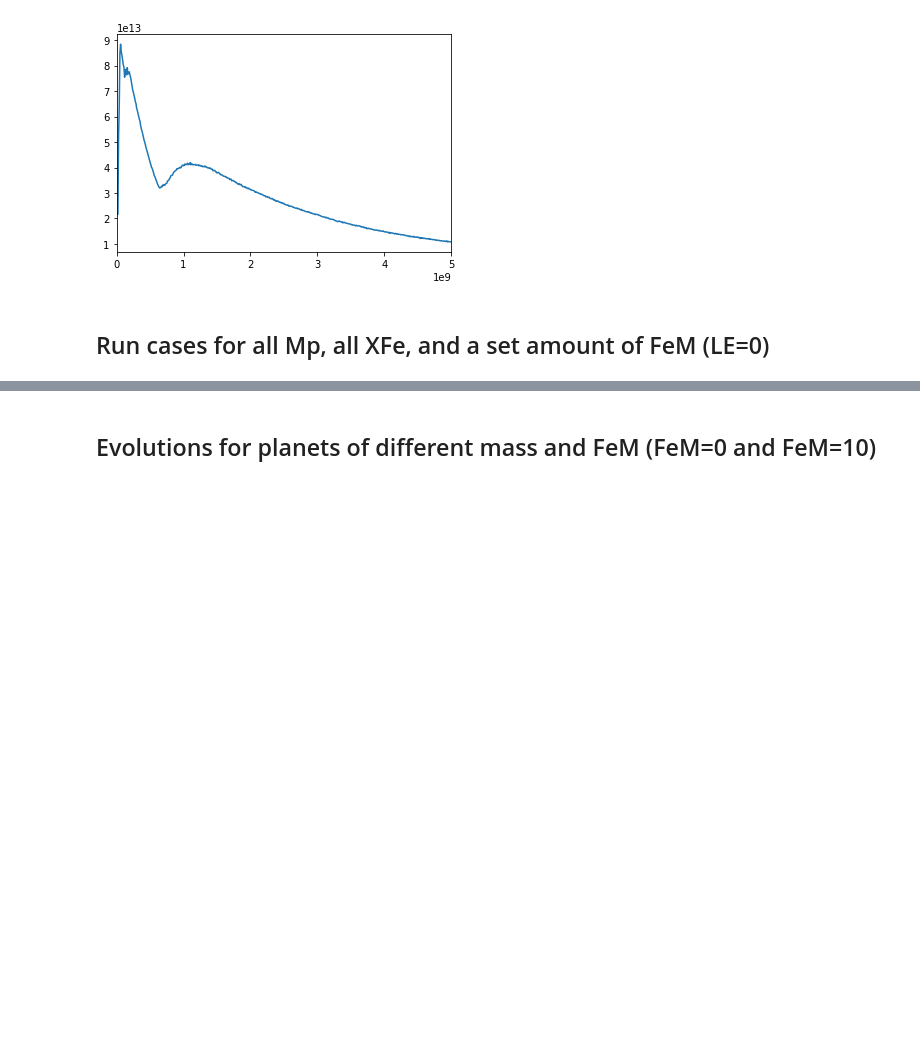
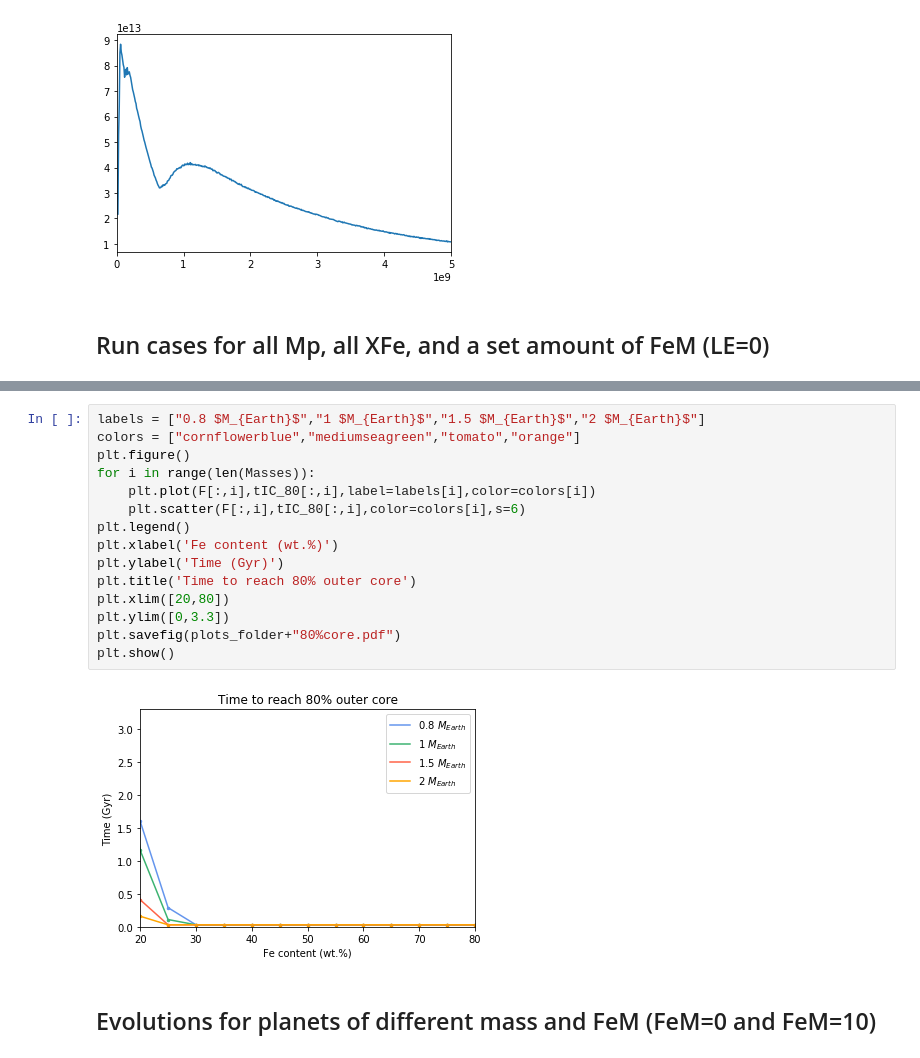
Before and after one commit to irenebonati/exo-cores, a Jupyter notebook: Planets_Evolution.ipynb, the cells around one changed output, grey strips where cells are left out. Drawn from its saved outputs; the diff is of its cells as text; blank space fills up the shorter version.

```diff
--- a/Planets_Evolution.ipynb
+++ b/Planets_Evolution.ipynb
@@ -266,3 +331,20 @@ NameError: name 'M' is not defined
+# %%
+labels = ["0.8 $M_{Earth}$","1 $M_{Earth}$","1.5 $M_{Earth}$","2 $M_{Earth}$"]
+colors = ["cornflowerblue","mediumseagreen","tomato","orange"]
+plt.figure()
+for i in range(len(Masses)):
+    plt.plot(F[:,i],tIC_80[:,i],label=labels[i],color=colors[i])
+    plt.scatter(F[:,i],tIC_80[:,i],color=colors[i],s=6)
+plt.legend()
+plt.xlabel('Fe content (wt.%)')
+plt.ylabel('Time (Gyr)')
+plt.title('Time to reach 80% outer core')
+plt.xlim([20,80])
+plt.ylim([0,3.3])
+plt.savefig(plots_folder+"80%core.pdf")
+plt.show()
+# %% [output]
+[figure, added]
 # %% [markdown]
 ## Evolutions for planets of different mass and FeM (FeM=0 and FeM=10)
 # %%
```
Also changed, not shown: parts of 11 cells of this notebook, 1 other file.
